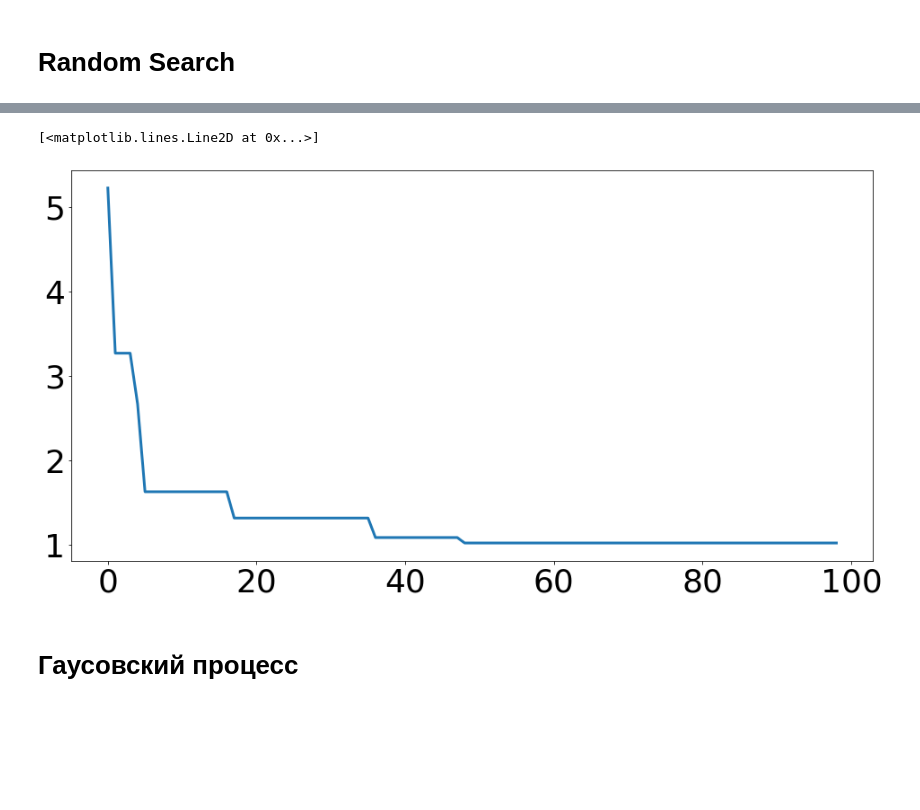
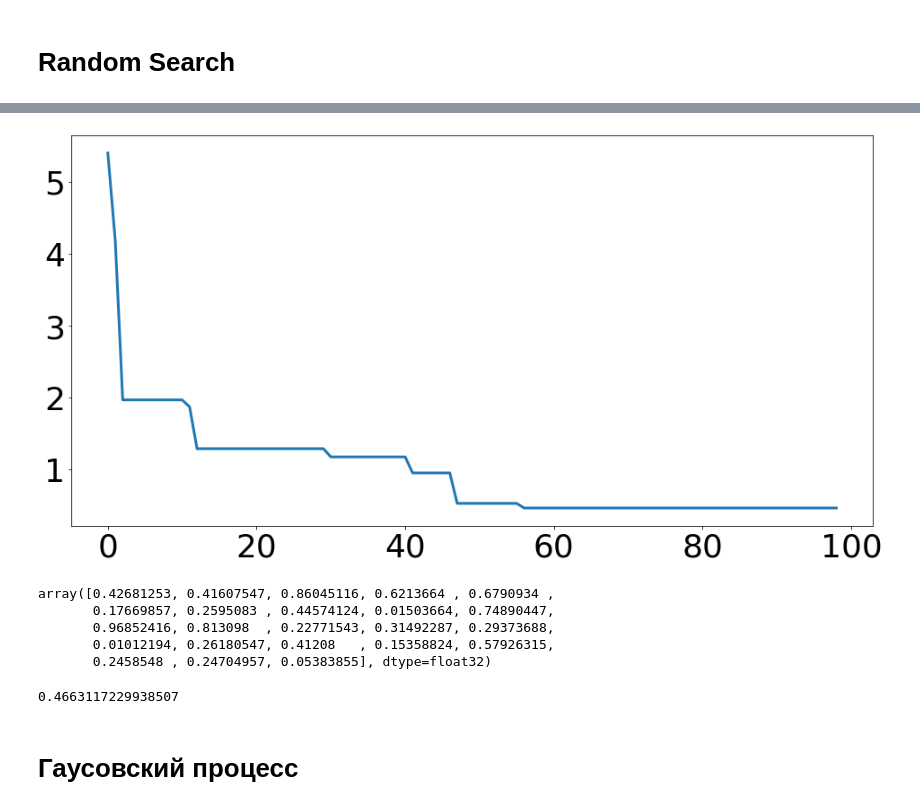
Before and after one commit to Intelligent-Systems-Phystech/model_selection, a Jupyter notebook: Grabovoy/practice_2/main.ipynb, the cells around one changed output, grey strips where cells are left out. Saved outputs shown, nothing was run; the diff lists cells and outputs as text; code cells hidden in the pictures; blank space fills up the shorter version.

```diff
--- a/Grabovoy/practice_2/main.ipynb
+++ b/Grabovoy/practice_2/main.ipynb
@@ -49,8 +49,8 @@ plt.rcParams['font.size'] = 24
 В эксперименте была рассмотрена простая синтетическая выборка.
 $$\mathbf{x} \sim \mathcal{N}\left(\textbf{0}, \mathbf{I}\right), \textbf{w} \sim \mathcal{N}\left(\textbf{0}, \mathbf{I}\right), y \sim \mathcal{N}\left(\textbf{w}^{\mathsf{T}}\textbf{x}, \beta\mathbf{I}\right)$$
 # %%
-m = 256
-n = 25
+m = 128
+n = 20
 
 w = np.random.randn(n)
 
@@ -91,6 +91,11 @@ class Neural(nn.Module):
         )
 
         self.head = nn.Linear(self.hidden_dim, self.output_dim)
+
+        list_of_w = []
+        for w in self.parameters():
+            list_of_w.append(w.data.view(-1))
+        self.D = len(torch.cat(list_of_w).view(-1))
 
         list_of_h = []
         for w in self.parameters():
@@ -158,6 +163,15 @@ class Neural(nn.Module):
             h_size = torch.tensor(h.size()).prod()
             h.grad = grad[bias:bias+h_size].view_as(h)
             bias+=h_size
+
+    def h_set_data(self, data):
+        bias = 0
+        for h in self.list_of_h:
+            h_size = torch.tensor(h.size()).prod()
+            h.data = data[bias:bias+h_size].view_as(h)
+            if h.grad is not None:
+                h.grad.zero_()
+            bias+=h_size
 # %% [markdown]
 # Random Search
 # %%
@@ -194,0 +206,13 @@ def random_search(number_of_search = 10, progress = list):
+# %%
+def random_search(number_of_search = 10, model = Neural(), progress = list):
+    List_of_h = []
+    List_of_loss = []
+
+    for _ in progress(range(number_of_search)):
+        h = torch.rand(model.D)
+        h, Q_loss = get_Q_theta_star_h(model, h)
+
+        List_of_h.append(h)
+        List_of_loss.append(Q_loss)
+
+    return np.array(List_of_h), np.array(List_of_loss)
@@ -195,4 +221,4 @@ def random_search(number_of_search = 10, progress = list):
 # %%
 %%time
-List_of_h, List_of_loss = random_search(100, progress=tqdm)
+List_of_h_random, List_of_loss_random = random_search(100, model, progress=tqdm)
 # %% [output]
@@ -201,7 +227,21 @@ Wall time: 2min 13s
 # %%
-_ = plt.plot([np.min(List_of_loss[:i]) for i in range(1, len(List_of_loss))])
+_ = plt.plot([np.min(List_of_loss_random[:i]) for i in range(1, len(List_of_loss_random))])
 # %% [output]
-[<matplotlib.lines.Line2D at 0x...>]
-[figure, old version]
+[figure, new version]
+# %%
+idx = np.argmin(List_of_loss_random)
+best_h_random = List_of_h_random[idx]
+best_h_random
+# %% [output]
+array([0.42681253, 0.41607547, 0.86045116, 0.6213664 , 0.6790934 ,
+       0.17669857, 0.2595083 , 0.44574124, 0.01503664, 0.74890447,
+       0.96852416, 0.813098  , 0.22771543, 0.31492287, 0.29373688,
+       0.01012194, 0.26180547, 0.41208   , 0.15358824, 0.57926315,
+       0.2458548 , 0.24704957, 0.05383855], dtype=float32)
+# %%
+best_loss_random = List_of_loss_random[idx]
+best_loss_random
+# %% [output]
+0.4663117229938507
 # %% [markdown]
 # Гаусовский процесс
```
Also changed, not shown: parts of 12 cells of this notebook.
